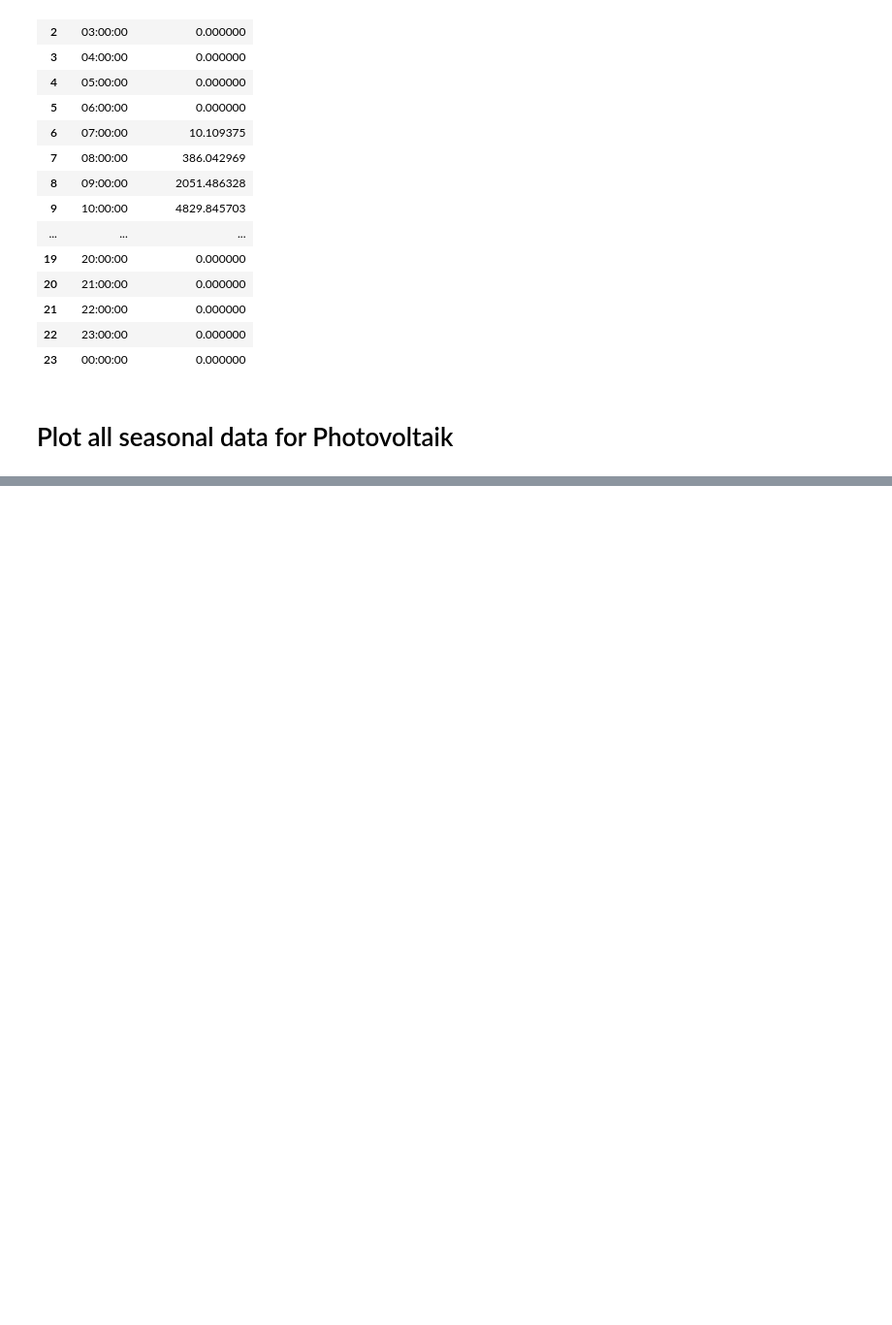
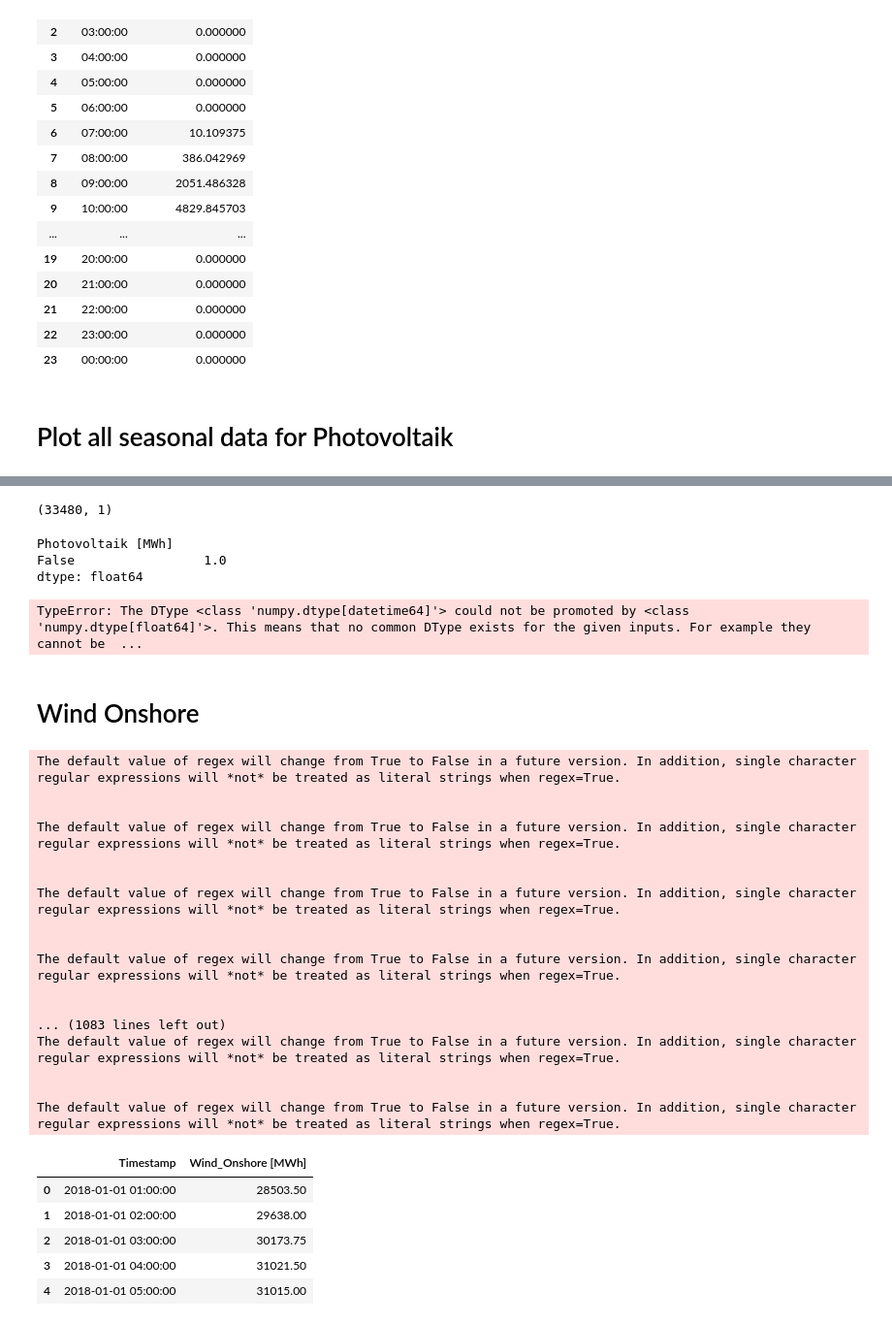
Before and after one commit to Arassc/energy-analysis-and-predictions, a Jupyter notebook: notebooks/load_green_energy_data.ipynb, the cells around one changed output, grey strips where cells are left out. Shown at 97% size. Cells and saved outputs as stored; diff of their text form; code cells hidden in the pictures; blank space fills up the shorter version.

```diff
--- a/notebooks/load_green_energy_data.ipynb
+++ b/notebooks/load_green_energy_data.ipynb
@@ -487,0 +302,24 @@ plot_all_seasonal_data_for_one_energy(seasons_data,'Photovoltaik')
+# %%
+solar_energy_df.shape
+# %% [output]
+(33480, 1)
+# %%
+solar_energy_df.isna().value_counts(normalize=True)
+# %% [output]
+Photovoltaik [MWh]
+False                 1.0
+dtype: float64
+# %%
+split_ratio = 0.9
+memory_split_ratio = 0.011
+stride_ratio = 0.2
+target = solar_energy.columns[0]
+scale_range_min = 0.0
+scale_range_max = 1
+X_train, y_train, X_test, y_test, scaler = get_X_y_scaled_and_splited(solar_energy,
+                               split_ratio,
+                               memory_split_ratio,
+                               stride_ratio,
+                               target, 0, 1)
+# %% [output]
+TypeError: The DType <class 'numpy.dtype[datetime64]'> could not be promoted by <class 'numpy.dtype[float64]'>. This means that no common DType exists for the given inputs. For example they cannot be  ...
@@ -487,0 +339,29 @@ plot_all_seasonal_data_for_one_energy(seasons_data,'Photovoltaik')
+# %% [markdown]
+# Wind Onshore
+# %%
+wind_onshore = load_green_energy_data('Wind_Onshore')
+wind_onshore.head()
+# %% [output]
+The default value of regex will change from True to False in a future version. In addition, single character regular expressions will *not* be treated as literal strings when regex=True.
+
+
+The default value of regex will change from True to False in a future version. In addition, single character regular expressions will *not* be treated as literal strings when regex=True.
+
+
+The default value of regex will change from True to False in a future version. In addition, single character regular expressions will *not* be treated as literal strings when regex=True.
+
+
+The default value of regex will change from True to False in a future version. In addition, single character regular expressions will *not* be treated as literal strings when regex=True.
+
+
+... (1083 lines left out)
+The default value of regex will change from True to False in a future version. In addition, single character regular expressions will *not* be treated as literal strings when regex=True.
+
+
+The default value of regex will change from True to False in a future version. In addition, single character regular expressions will *not* be treated as literal strings when regex=True.
+|  | Timestamp | Wind_Onshore [MWh] |
+| 0 | 2018-01-01 01:00:00 | 28503.50 |
+| 1 | 2018-01-01 02:00:00 | 29638.00 |
+| 2 | 2018-01-01 03:00:00 | 30173.75 |
+| 3 | 2018-01-01 04:00:00 | 31021.50 |
+| 4 | 2018-01-01 05:00:00 | 31015.00 |
```
Also changed, not shown: parts of 17 cells of this notebook, 6 other files.
